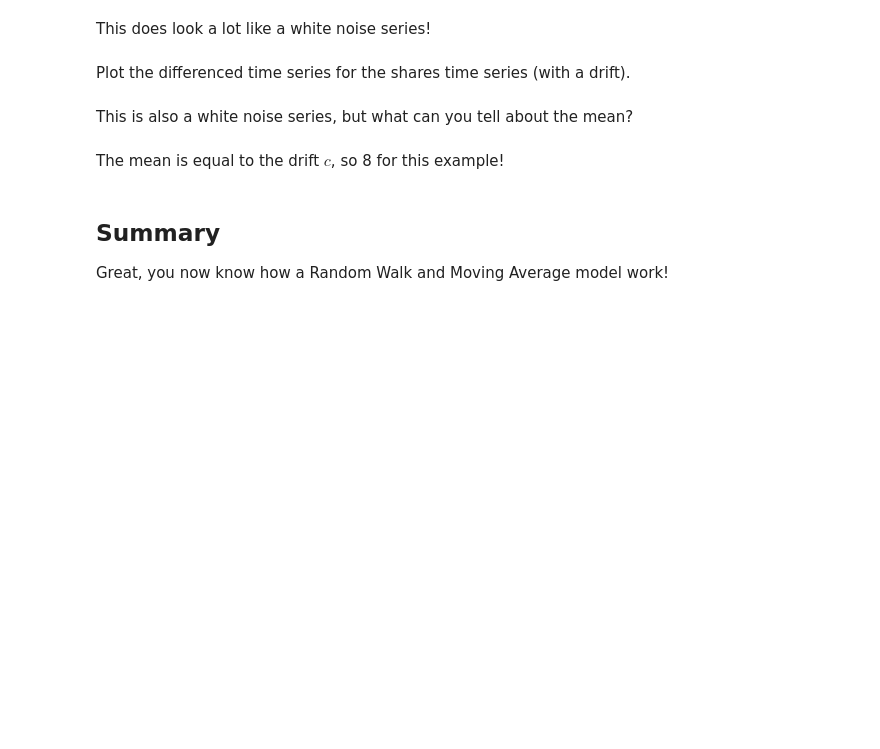
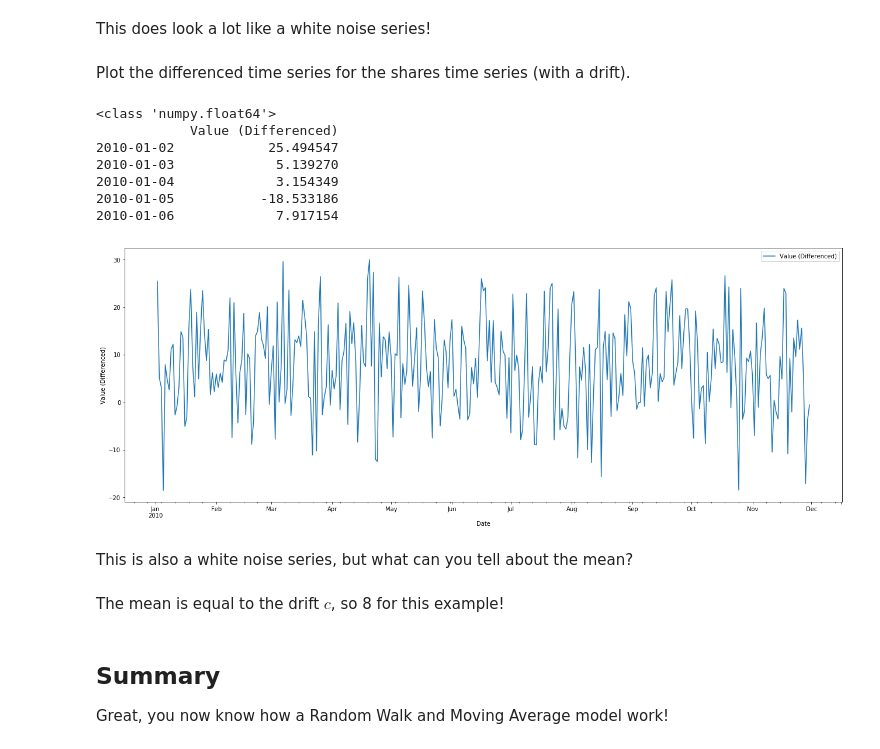
Before and after one commit to DavidBraslow/dsc-3-26-03-basic-time-series-models-lab-online-ds-sp-000, a Jupyter notebook: index.ipynb, the cells around one changed output. Cells and saved outputs as stored; diff of their text form; code cells hidden in the pictures; blank space fills up the shorter version.

```diff
--- a/index.ipynb
+++ b/index.ipynb
@@ -182,3 +245,32 @@ Plot the differenced time series for the shares time series (with a drift).
+# %%
+# your code here
+# keep the random seed
+np.random.seed(11)
+
+# create a series with the specified dates
+dates = pd.date_range('2010-01-01', '2010-11-30')
+ts2_diff_list = []
+for i in range(1,len(dates)):
+    ts2_diff_list.append(ts2.iloc[i,0] - ts2.iloc[i-1,0])
+print(type(ts2.iloc[i,0]))
+
+ts2_diff = pd.DataFrame(data = list(ts2_diff_list), index = dates[1:], columns = ['Value (Differenced)'])
+
+print(ts2_diff.head())
+
+ts2_diff.plot(figsize = (22,8))
+plt.xlabel('Date')
+plt.ylabel('Value (Differenced)')
+plt.show()
+# %% [output]
+<class 'numpy.float64'>
+            Value (Differenced)
+2010-01-02            25.494547
+2010-01-03             5.139270
+2010-01-04             3.154349
+2010-01-05           -18.533186
+2010-01-06             7.917154
+[figure, added]
 # %% [markdown]
 This is also a white noise series, but what can you tell about the mean?
 # %% [markdown]
```
Also changed, not shown: parts of 12 cells of this notebook.
